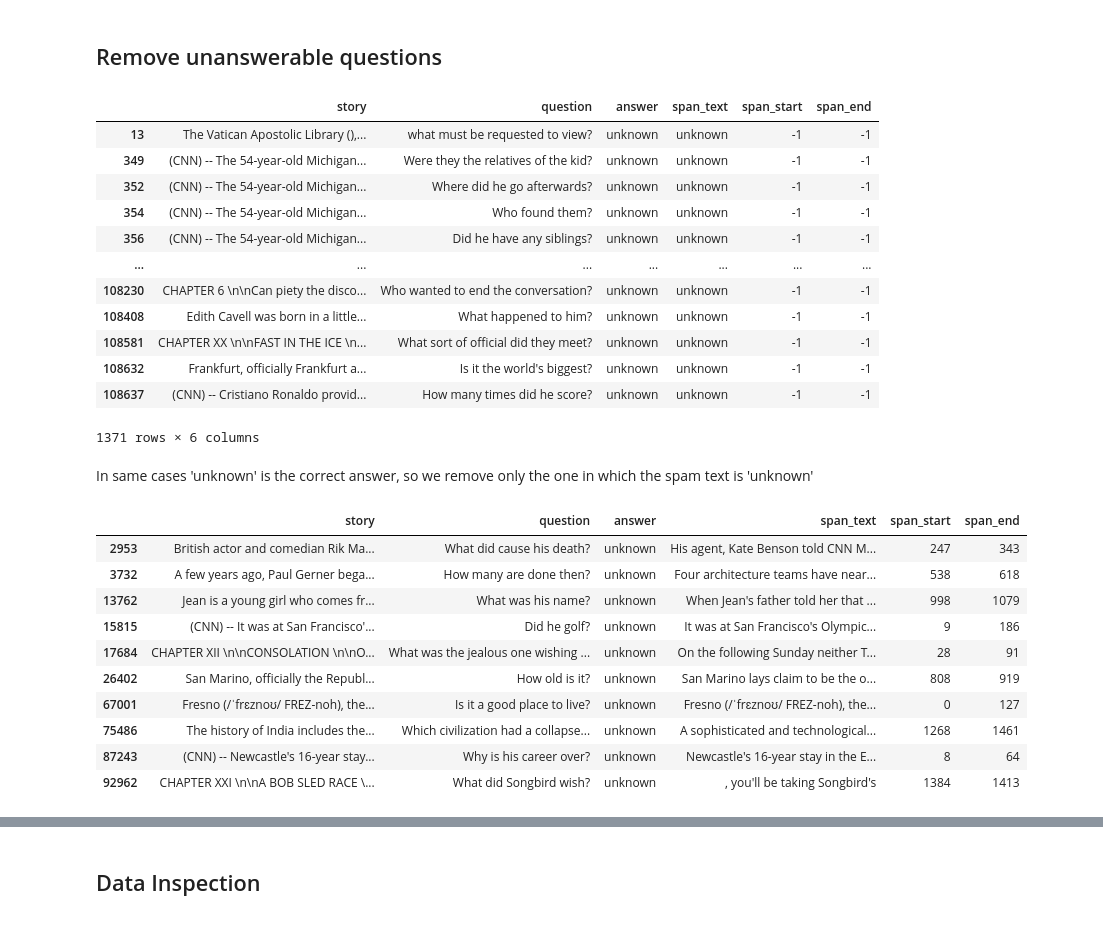
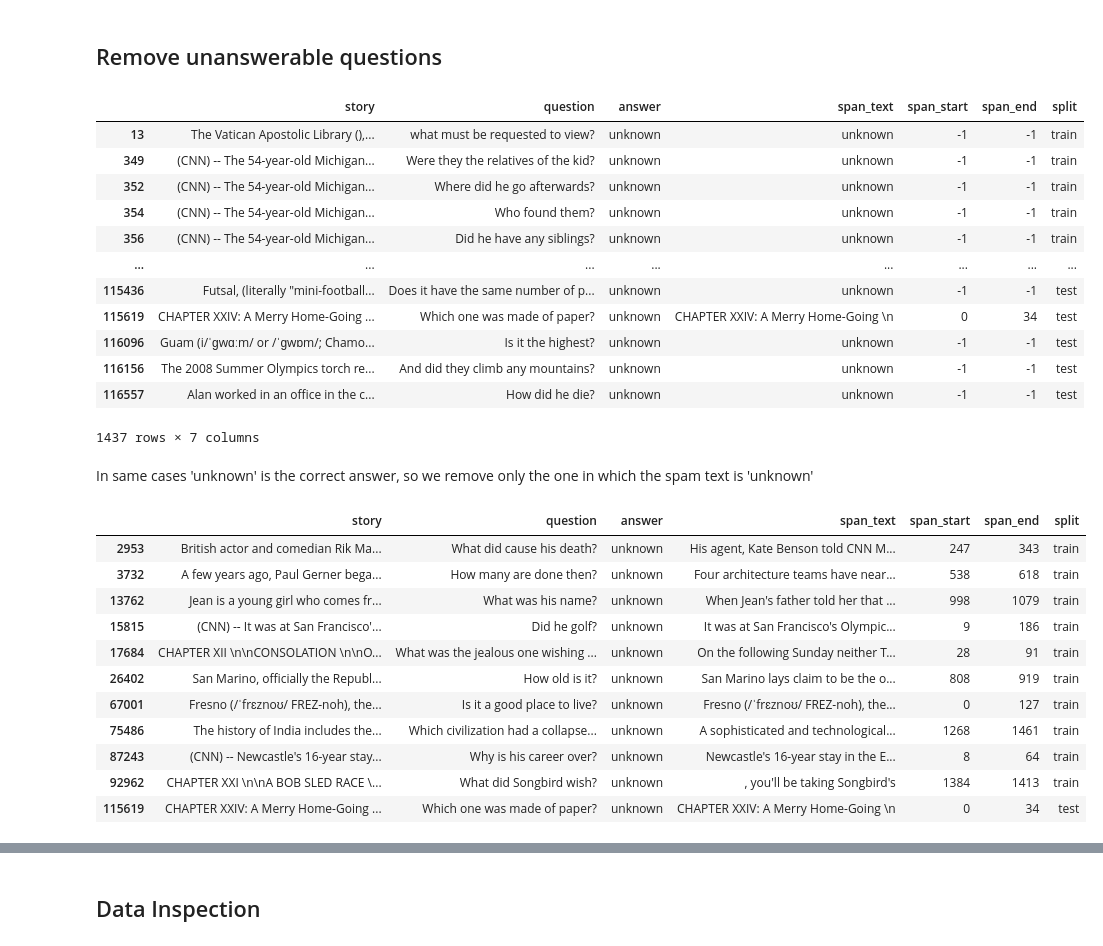
Before and after one commit to SamTheMar/Question_Answering_CoQA, a Jupyter notebook: QA_CoQA.ipynb, the cells around one changed output, grey strips where cells are left out. Drawn from its saved outputs; the diff is of its cells as text; code cells hidden in the pictures.

```diff
--- a/QA_CoQA.ipynb
+++ b/QA_CoQA.ipynb
@@ -117,3 +117,7 @@ def create_df(url):
 # %%
 df_train = create_df('./coqa/train.json')
 df_test = create_df('./coqa/test.json')
+df_train['split'] = 'train'
+df_test['split'] = 'test'
+
+df = pd.concat([df_train, df_test], ignore_index=True)
@@ -120,34 +140,35 @@ df_test = create_df('./coqa/test.json')
 # %% [markdown]
 ## Remove unanswerable questions
 # %%
-df_train.loc[(df_train['answer'] == 'unknown')]
+df.loc[(df['answer'] == 'unknown')]
 # %% [output]
-|  | story | question | answer | span_text | span_start | span_end |
-| 13 | The Vatican Apostolic Library (),... | what must be requested to view? | unknown | unknown | -1 | -1 |
-| 349 | (CNN) -- The 54-year-old Michigan... | Were they the relatives of the kid? | unknown | unknown | -1 | -1 |
-| 352 | (CNN) -- The 54-year-old Michigan... | Where did he go afterwards? | unknown | unknown | -1 | -1 |
-| 354 | (CNN) -- The 54-year-old Michigan... | Who found them? | unknown | unknown | -1 | -1 |
-| 356 | (CNN) -- The 54-year-old Michigan... | Did he have any siblings? | unknown | unknown | -1 | -1 |
-| ... | ... | ... | ... | ... | ... | ... |
-| 108230 | CHAPTER 6 \n\nCan piety the disco... | Who wanted to end the conversation? | unknown | unknown | -1 | -1 |
-| 108408 | Edith Cavell was born in a little... | What happened to him? | unknown | unknown | -1 | -1 |
-| 108581 | CHAPTER XX \n\nFAST IN THE ICE \n... | What sort of official did they meet? | unknown | unknown | -1 | -1 |
-| 108632 | Frankfurt, officially Frankfurt a... | Is it the world's biggest? | unknown | unknown | -1 | -1 |
-| 108637 | (CNN) -- Cristiano Ronaldo provid... | How many times did he score? | unknown | unknown | -1 | -1 |
+|  | story | question | answer | span_text | span_start | span_end | split |
+| 13 | The Vatican Apostolic Library (),... | what must be requested to view? | unknown | unknown | -1 | -1 | train |
+| 349 | (CNN) -- The 54-year-old Michigan... | Were they the relatives of the kid? | unknown | unknown | -1 | -1 | train |
+| 352 | (CNN) -- The 54-year-old Michigan... | Where did he go afterwards? | unknown | unknown | -1 | -1 | train |
+| 354 | (CNN) -- The 54-year-old Michigan... | Who found them? | unknown | unknown | -1 | -1 | train |
+| 356 | (CNN) -- The 54-year-old Michigan... | Did he have any siblings? | unknown | unknown | -1 | -1 | train |
+| ... | ... | ... | ... | ... | ... | ... | ... |
+| 115436 | Futsal, (literally "mini-football... | Does it have the same number of p... | unknown | unknown | -1 | -1 | test |
+| 115619 | CHAPTER XXIV: A Merry Home-Going ... | Which one was made of paper? | unknown | CHAPTER XXIV: A Merry Home-Going \n | 0 | 34 | test |
+| 116096 | Guam (i/ˈɡwɑːm/ or /ˈɡwɒm/; Chamo... | Is it the highest? | unknown | unknown | -1 | -1 | test |
+| 116156 | The 2008 Summer Olympics torch re... | And did they climb any mountains? | unknown | unknown | -1 | -1 | test |
+| 116557 | Alan worked in an office in the c... | How did he die? | unknown | unknown | -1 | -1 | test |
-1371 rows × 6 columns
+1437 rows × 7 columns
 # %% [markdown]
 In same cases 'unknown' is the correct answer, so we remove only the one in which the spam text is 'unknown'
 # %%
-df_train.loc[(df_train['answer'] == 'unknown') & (df_train['span_text'] != 'unknown')]
+df.loc[(df['answer'] == 'unknown') & (df['span_text'] != 'unknown')]
 # %% [output]
-|  | story | question | answer | span_text | span_start | span_end |
-| 2953 | British actor and comedian Rik Ma... | What did cause his death? | unknown | His agent, Kate Benson told CNN M... | 247 | 343 |
-| 3732 | A few years ago, Paul Gerner bega... | How many are done then? | unknown | Four architecture teams have near... | 538 | 618 |
-| 13762 | Jean is a young girl who comes fr... | What was his name? | unknown | When Jean's father told her that ... | 998 | 1079 |
-| 15815 | (CNN) -- It was at San Francisco'... | Did he golf? | unknown | It was at San Francisco's Olympic... | 9 | 186 |
-| 17684 | CHAPTER XII \n\nCONSOLATION \n\nO... | What was the jealous one wishing ... | unknown | On the following Sunday neither T... | 28 | 91 |
-| 26402 | San Marino, officially the Republ... | How old is it? | unknown | San Marino lays claim to be the o... | 808 | 919 |
-| 67001 | Fresno (/ˈfrɛznoʊ/ FREZ-noh), the... | Is it a good place to live? | unknown | Fresno (/ˈfrɛznoʊ/ FREZ-noh), the... | 0 | 127 |
-| 75486 | The history of India includes the... | Which civilization had a collapse... | unknown | A sophisticated and technological... | 1268 | 1461 |
-| 87243 | (CNN) -- Newcastle's 16-year stay... | Why is his career over? | unknown | Newcastle's 16-year stay in the E... | 8 | 64 |
-| 92962 | CHAPTER XXI \n\nA BOB SLED RACE \... | What did Songbird wish? | unknown | , you'll be taking Songbird's | 1384 | 1413 |
+|  | story | question | answer | span_text | span_start | span_end | split |
+| 2953 | British actor and comedian Rik Ma... | What did cause his death? | unknown | His agent, Kate Benson told CNN M... | 247 | 343 | train |
+| 3732 | A few years ago, Paul Gerner bega... | How many are done then? | unknown | Four architecture teams have near... | 538 | 618 | train |
+| 13762 | Jean is a young girl who comes fr... | What was his name? | unknown | When Jean's father told her that ... | 998 | 1079 | train |
+| 15815 | (CNN) -- It was at San Francisco'... | Did he golf? | unknown | It was at San Francisco's Olympic... | 9 | 186 | train |
+| 17684 | CHAPTER XII \n\nCONSOLATION \n\nO... | What was the jealous one wishing ... | unknown | On the following Sunday neither T... | 28 | 91 | train |
+| 26402 | San Marino, officially the Republ... | How old is it? | unknown | San Marino lays claim to be the o... | 808 | 919 | train |
+| 67001 | Fresno (/ˈfrɛznoʊ/ FREZ-noh), the... | Is it a good place to live? | unknown | Fresno (/ˈfrɛznoʊ/ FREZ-noh), the... | 0 | 127 | train |
+| 75486 | The history of India includes the... | Which civilization had a collapse... | unknown | A sophisticated and technological... | 1268 | 1461 | train |
+| 87243 | (CNN) -- Newcastle's 16-year stay... | Why is his career over? | unknown | Newcastle's 16-year stay in the E... | 8 | 64 | train |
+| 92962 | CHAPTER XXI \n\nA BOB SLED RACE \... | What did Songbird wish? | unknown | , you'll be taking Songbird's | 1384 | 1413 | train |
+| 115619 | CHAPTER XXIV: A Merry Home-Going ... | Which one was made of paper? | unknown | CHAPTER XXIV: A Merry Home-Going \n | 0 | 34 | test |
```
Also changed, not shown: parts of 21 cells of this notebook.
